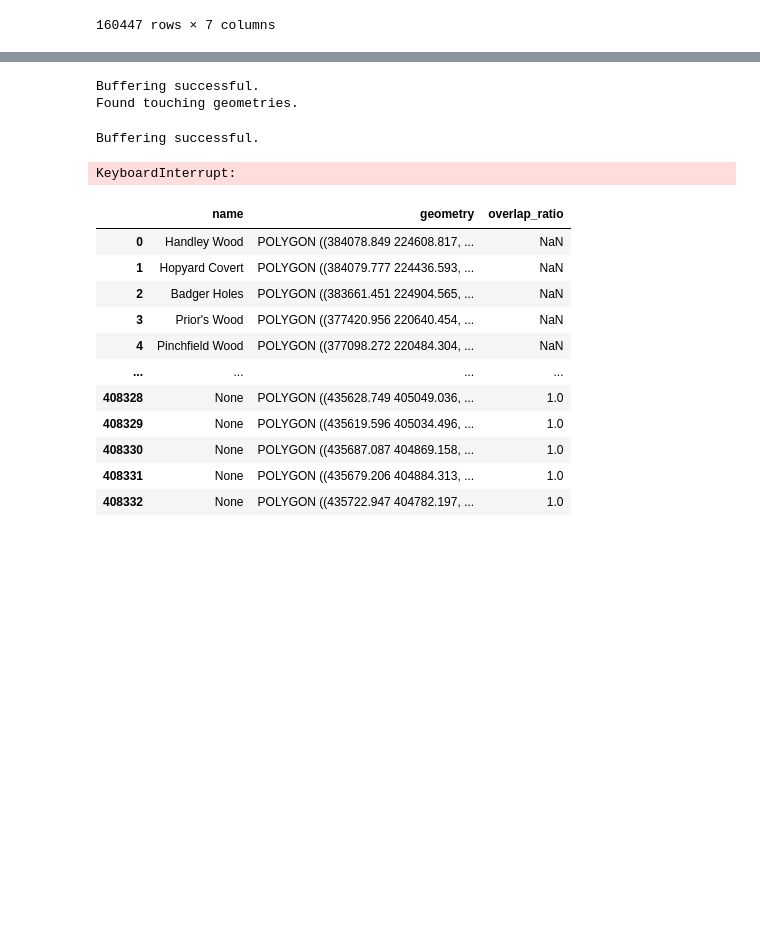
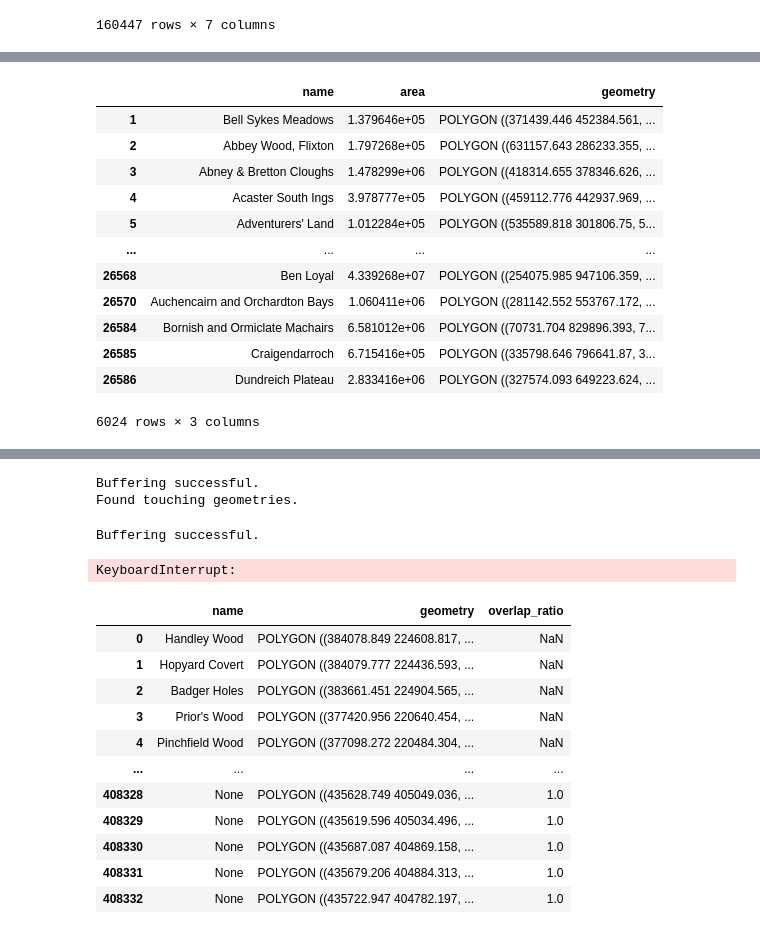
Before and after one commit to a-saveleva/casa_0003_group_project, a Jupyter notebook: data/natural_assets_dataset/joining.ipynb, the cells around one changed output, grey strips where cells are left out. Saved outputs shown, nothing was run; the diff lists cells and outputs as text; code cells hidden in the pictures; blank space fills up the shorter version.

```diff
--- a/data/natural_assets_dataset/joining.ipynb
+++ b/data/natural_assets_dataset/joining.ipynb
@@ -380,0 +471,2 @@ Intersecting iter: 23
+# %%
+ssis = pd.concat([sssi_england, sssi_wales, sssi_scotland], ignore_index=True)
@@ -380,0 +481,16 @@ Intersecting iter: 23
+# %%
+ssis
+# %% [output]
+|  | name | area | geometry |
+| 1 | Bell Sykes Meadows | 1.379646e+05 | POLYGON ((371439.446 452384.561, ... |
+| 2 | Abbey Wood, Flixton | 1.797268e+05 | POLYGON ((631157.643 286233.355, ... |
+| 3 | Abney & Bretton Cloughs | 1.478299e+06 | POLYGON ((418314.655 378346.626, ... |
+| 4 | Acaster South Ings | 3.978777e+05 | POLYGON ((459112.776 442937.969, ... |
+| 5 | Adventurers' Land | 1.012284e+05 | POLYGON ((535589.818 301806.75, 5... |
+| ... | ... | ... | ... |
+| 26568 | Ben Loyal | 4.339268e+07 | POLYGON ((254075.985 947106.359, ... |
+| 26570 | Auchencairn and Orchardton Bays | 1.060411e+06 | POLYGON ((281142.552 553767.172, ... |
+| 26584 | Bornish and Ormiclate Machairs | 6.581012e+06 | POLYGON ((70731.704 829896.393, 7... |
+| 26585 | Craigendarroch | 6.715416e+05 | POLYGON ((335798.646 796641.87, 3... |
+| 26586 | Dundreich Plateau | 2.833416e+06 | POLYGON ((327574.093 649223.624, ... |
+6024 rows × 3 columns
```
Also changed, not shown: parts of 21 cells of this notebook, 9 other files.
